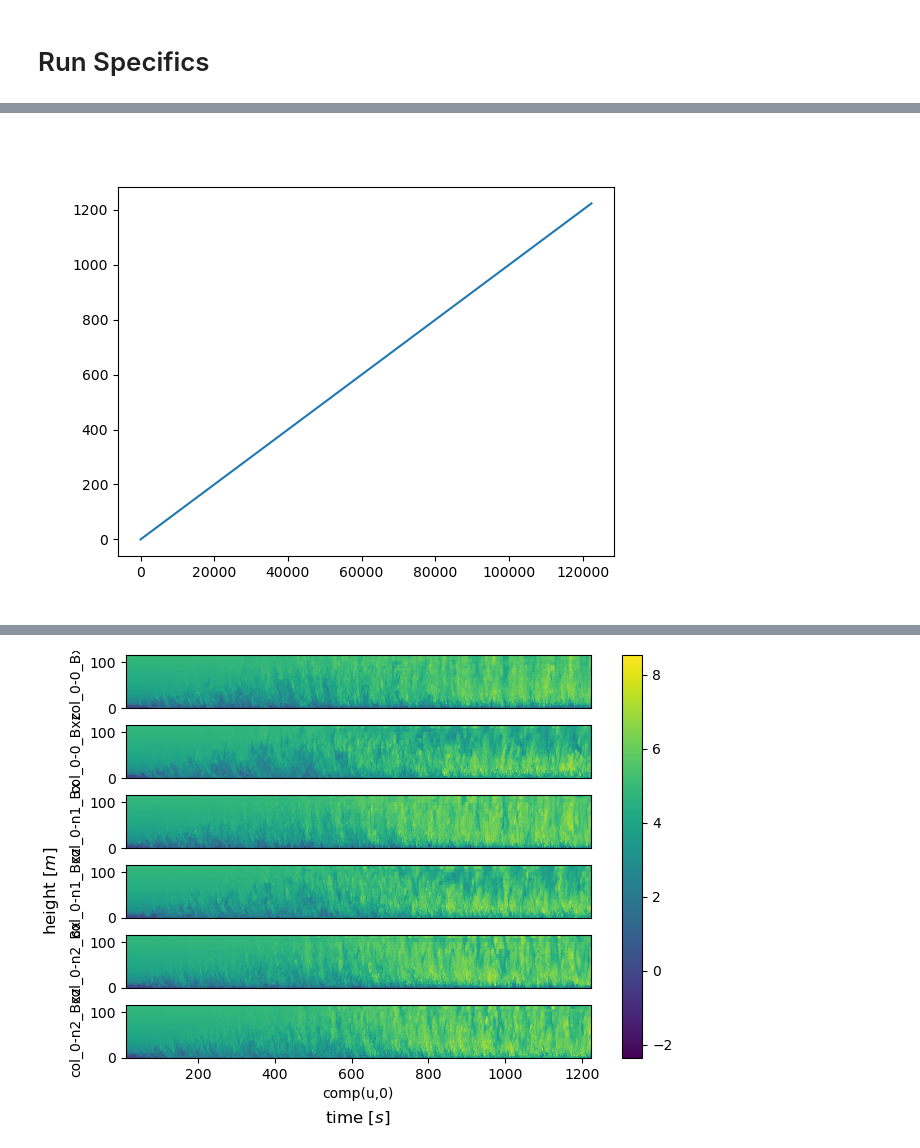
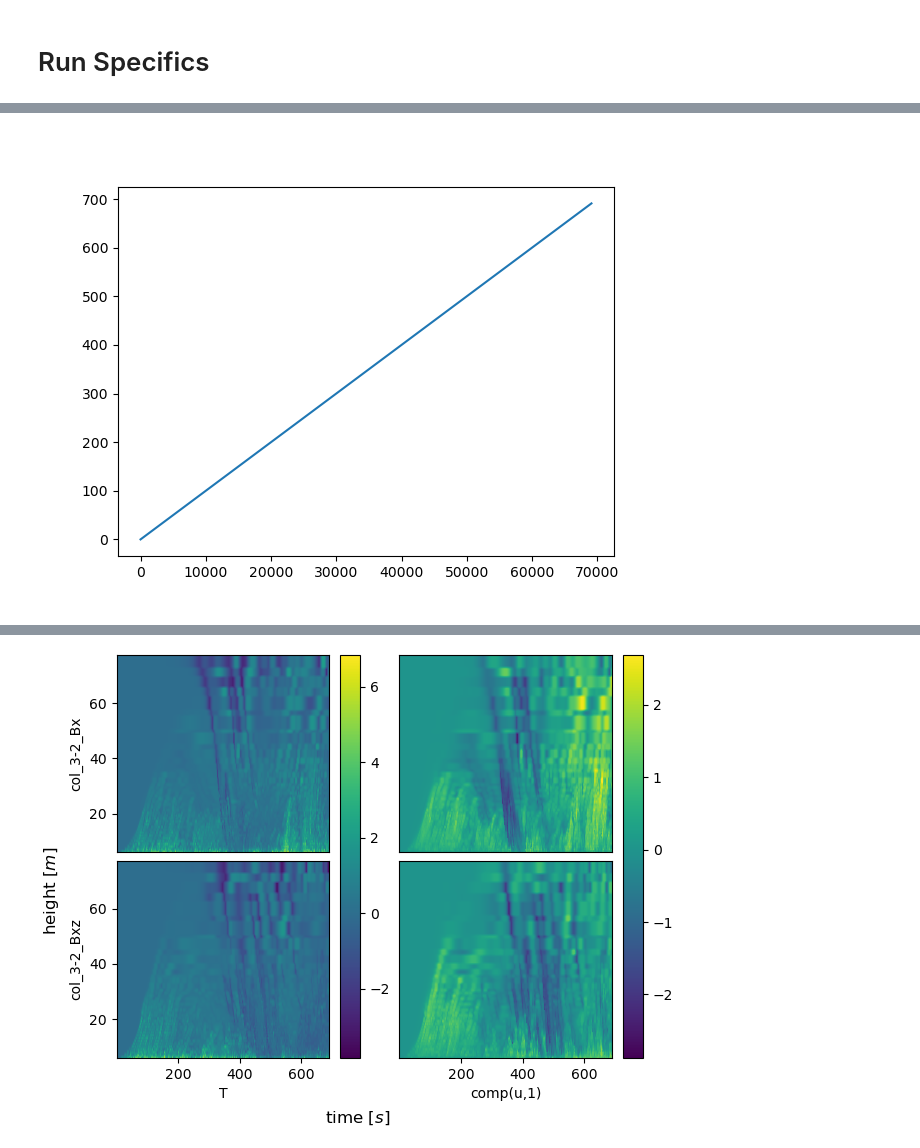
Before and after one commit to nbachand/city_block_cfd, a Jupyter notebook: config2_post.ipynb, the cells around one changed output, grey strips where cells are left out. Saved outputs shown, nothing was run; the diff lists cells and outputs as text; code cells hidden in the pictures.

```diff
--- a/config2_post.ipynb
+++ b/config2_post.ipynb
@@ -105,17 +105,17 @@ ventilation_scaling = velocity_scaling/(window_dim**2)
 # start = -25000#-250000
 # stop = -1000
 by = 1
-start = 1000
+start = 1
 stop = -1
 # %% [markdown]
 # Run Specifics
 # %%
-run = 2
-qois = ['comp(u,0)']
+run = 19
+qois = ['T', "comp(u,1)"]
 
 probes_dir = f'{scratch_dir}/CHARLES/{category}/R{run}/probes/probesOut'
 # %%
 probes = probePost.Probes(probes_dir, file_type = "csv")
-probes.to_parquet(overwrite=True)
+# probes.to_parquet(overwrite=True)
 
-probes = probePost.Probes(probes_dir, file_type = "parquet")
+# probes = probePost.Probes(probes_dir, file_type = "parquet")
@@ -138,7 +124,7 @@ plt.figure()
 plt.plot(probes.probe_steps, probes.probe_times)
 plt.show()
 # %% [output]
-[figure, old version]
+[figure, new version]
 # %%
 plot_params = {
     'plot_levels' : {
@@ -151,7 +137,7 @@ plot_params = {
     'ylabel' : r'height $[m]$',
     # 'ColorNorm': 'Centered',
     'veritcal scaling' : 1,
-    'plot_every': 100
+    'plot_every': 10
 }
 
 # slice = probes.slice_into_df(slice_params)
@@ -171,4 +157,4 @@ plotting took 11 seconds
-[figure, old version]
+[figure, new version]
 # %%
 plt.savefig(f'{home_dir}/CHARLES/{category}/R{run}/plots/velocity_history')
 # %%
```
Also changed, not shown: parts of 5 cells of this notebook, 3 other files.
